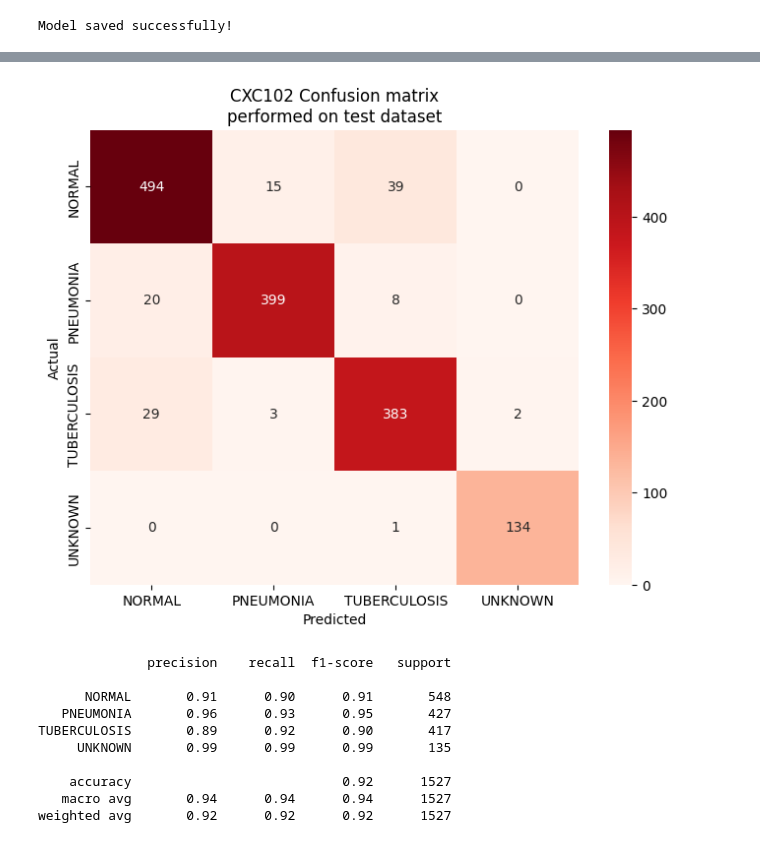
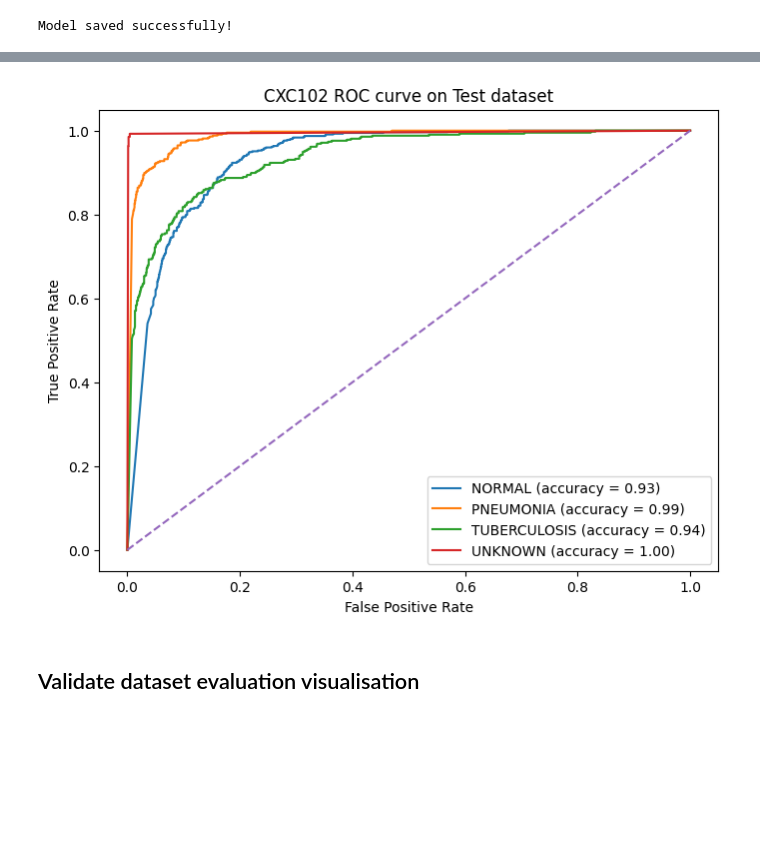
Before and after one commit to joshanjohn/CXC-FYP-Griffith, a Jupyter notebook: backend/notebook/CXV1/CXC102.ipynb, the cells around one changed output, grey strips where cells are left out. Saved outputs shown, nothing was run; the diff lists cells and outputs as text; code cells hidden in the pictures; blank space fills up the shorter version.

```diff
--- a/backend/notebook/CXV1/CXC102.ipynb
+++ b/backend/notebook/CXV1/CXC102.ipynb
@@ -21,18 +31,20 @@ from src.utils.roc_curve import generate_roc_curve
 # %%
 load_dotenv()
+
+
 dataset_path = os.getenv("DATASET_DIR")
 model_path = os.getenv("MODEL_DIR")
 
-MODEL_NAME = "CXC102.keras"
+MODEL_NAME = "CXC1.keras"
 model = os.path.join(model_path, MODEL_NAME)
 
-train_data_dir = os.path.join(dataset_path, "data02", "train")
-test_data_dir = os.path.join(dataset_path, "data02", "test")
-val_data_dir = os.path.join(dataset_path, "data02", "val")
+train_data_dir = os.path.join(dataset_path, "data04", "train")
+test_data_dir = os.path.join(dataset_path, "data04", "test")
+val_data_dir = os.path.join(dataset_path, "data04", "val")
 
 
 # Set parameters
-IMG_SIZE = (224, 224)
+IMG_SIZE = (384, 384)
 BATCH_SIZE = 32
 
 print(train_data_dir)
@@ -72,6 +86,7 @@ get_dataset_distribution(
 # %%
 train_ds = tf.keras.utils.image_dataset_from_directory(
     train_data_dir,
+    color_mode='rgb',
     image_size=IMG_SIZE,
     batch_size=BATCH_SIZE,
     label_mode='categorical' # Important for 3-class classification
@@ -79,14 +94,16 @@ train_ds = tf.keras.utils.image_dataset_from_directory(
 
 test_ds = tf.keras.utils.image_dataset_from_directory(
     test_data_dir,
-    image_size=(224, 224),
-    batch_size=32,
+    image_size=IMG_SIZE,
+    batch_size=BATCH_SIZE,
+    color_mode='rgb',
     label_mode='categorical'
 )
 
 val_ds = tf.keras.utils.image_dataset_from_directory(
    val_data_dir,
     image_size=IMG_SIZE,
+    color_mode='rgb',
     batch_size=BATCH_SIZE,
     label_mode='categorical'
 )
@@ -199,8 +312,3 @@ Test Accuracy: 91.98%
 # %%
-generate_confusion(
-    test_ds,
-    model= model,
-    title= "CXC102 Confusion matrix",
-    subtitle= "performed on test dataset"
-)
+generate_roc_curve(test_ds, model=model, title="CXC102 ROC curve on Test dataset")
 # %% [output]
@@ -208,11 +316,3 @@ generate_confusion(
-[figure, old version]
+[figure, new version]
-              precision    recall  f1-score   support
-
-      NORMAL       0.91      0.90      0.91       548
-   PNEUMONIA       0.96      0.93      0.95       427
-TUBERCULOSIS       0.89      0.92      0.90       417
-     UNKNOWN       0.99      0.99      0.99       135
-
-    accuracy                           0.92      1527
-   macro avg       0.94      0.94      0.94      1527
-weighted avg       0.92      0.92      0.92      1527
+# %% [markdown]
+## Validate dataset evaluation visualisation
```
Also changed, not shown: parts of 36 cells of this notebook, 2 other files.
